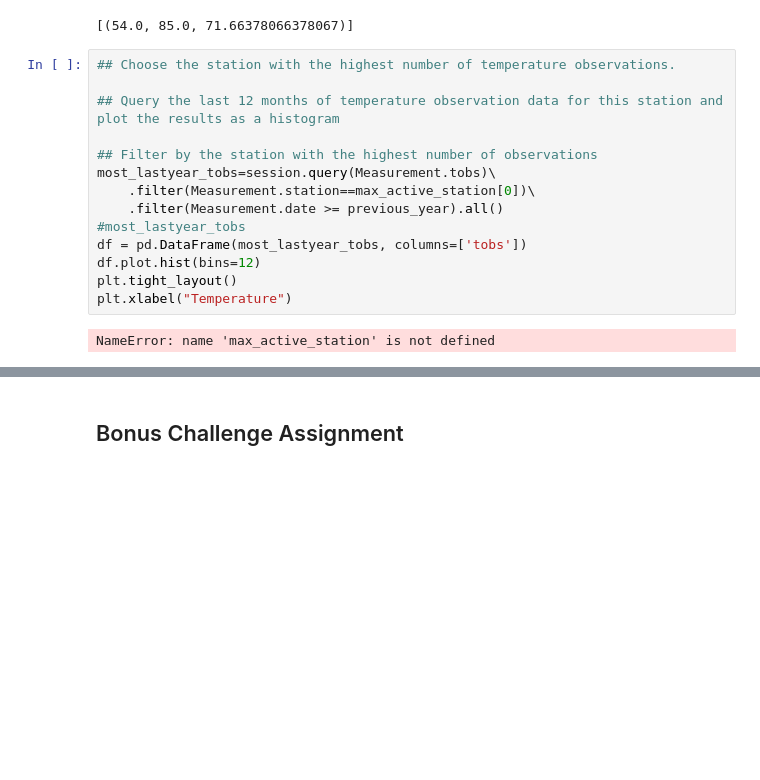
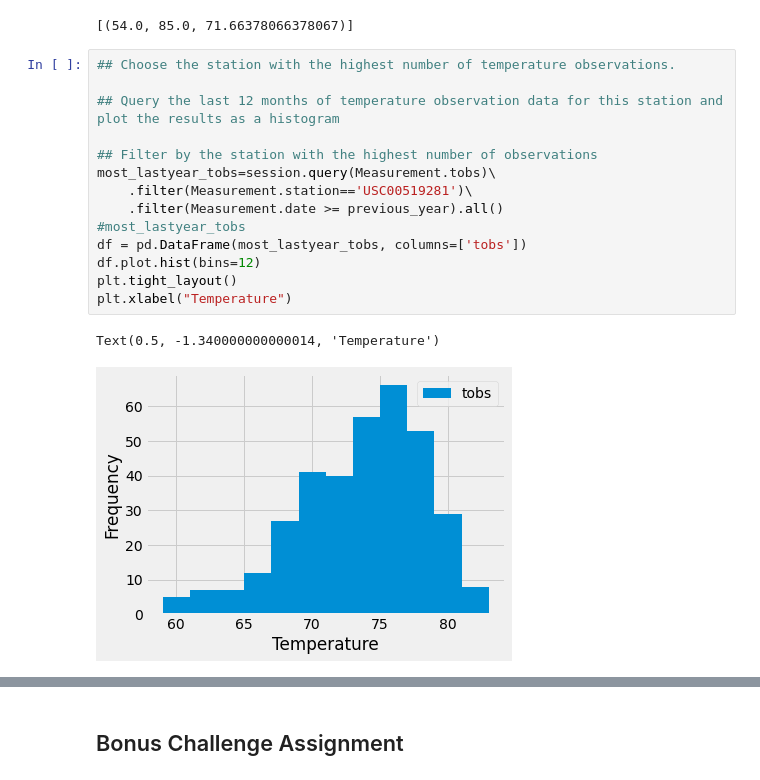
Before and after one commit to wjriebel/sqlalchemy-challenge, a Jupyter notebook: climate_starter.ipynb, the cells around one changed output, grey strips where cells are left out. Cells and saved outputs as stored; diff of their text form; blank space fills up the shorter version.

```diff
--- a/climate_starter.ipynb
+++ b/climate_starter.ipynb
@@ -135,16 +148,17 @@ filter(Measurement.station=='USC00519281').all()
 # %%
 ## Choose the station with the highest number of temperature observations.
 
 ## Query the last 12 months of temperature observation data for this station and plot the results as a histogram
 
 ## Filter by the station with the highest number of observations
 most_lastyear_tobs=session.query(Measurement.tobs)\
-    .filter(Measurement.station==max_active_station[0])\
+    .filter(Measurement.station=='USC00519281')\
     .filter(Measurement.date >= previous_year).all()
 #most_lastyear_tobs
 df = pd.DataFrame(most_lastyear_tobs, columns=['tobs'])
 df.plot.hist(bins=12)
 plt.tight_layout()
 plt.xlabel("Temperature")
 # %% [output]
-NameError: name 'max_active_station' is not defined
+Text(0.5, -1.340000000000014, 'Temperature')
+[figure, added]
```
Also changed, not shown: parts of 6 cells of this notebook, 2 other files.
